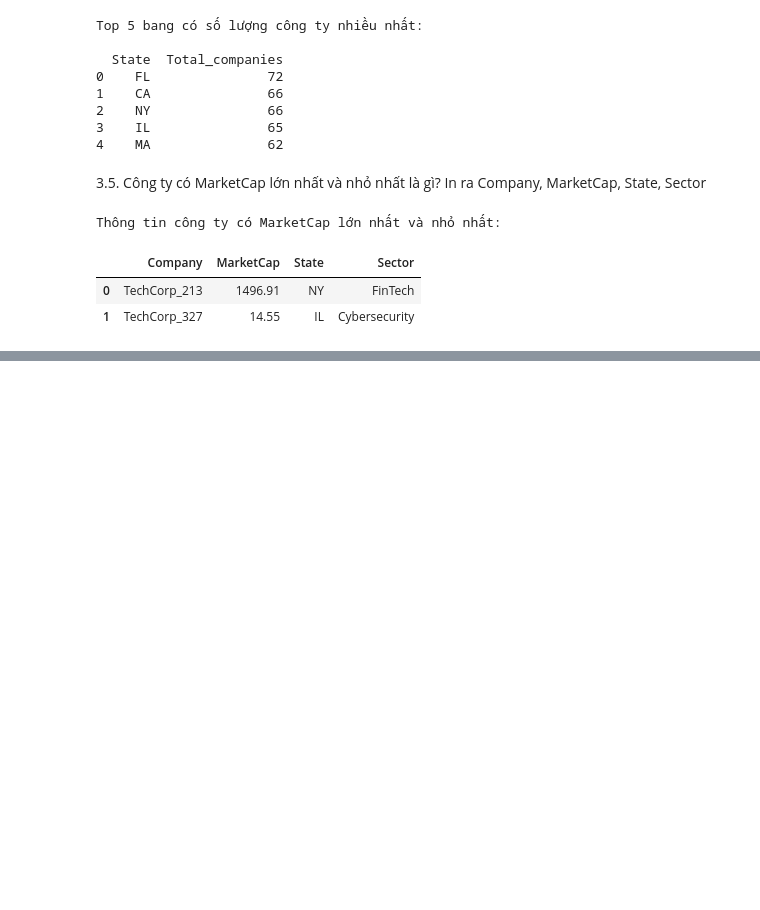
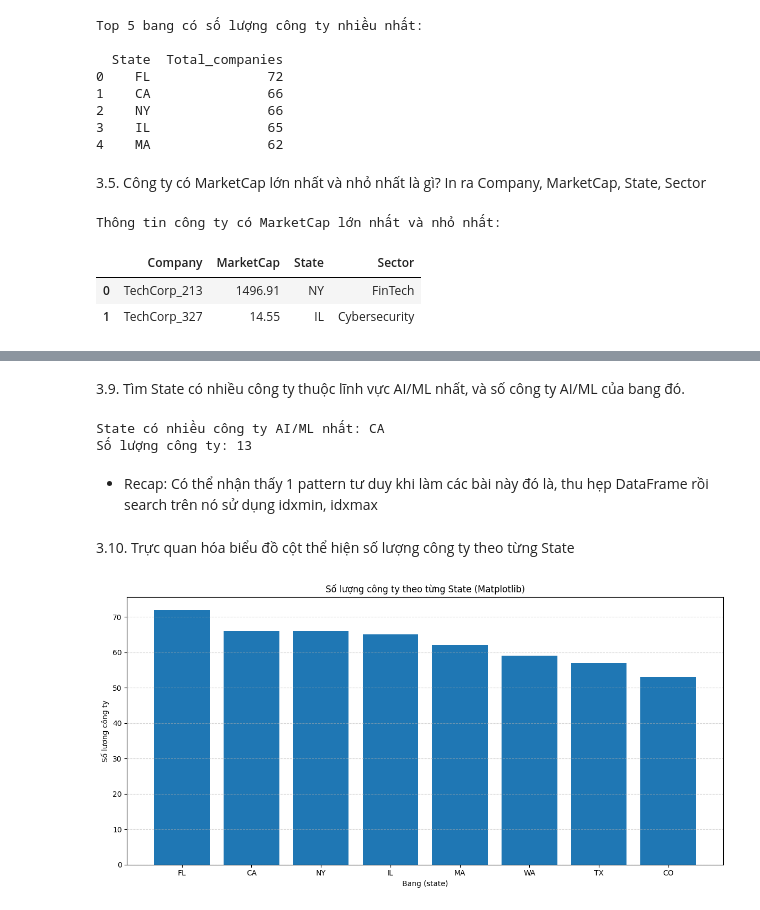
Before and after one commit to ntung-07/LAP-TRINH-PYTHON-NEU, a Jupyter notebook: KTRA_GIUA_KY/KT_De1_2025.ipynb, the cells around one changed output, grey strips where cells are left out. Cells and saved outputs as stored; diff of their text form; code cells hidden in the pictures; blank space fills up the shorter version.

```diff
--- a/KTRA_GIUA_KY/KT_De1_2025.ipynb
+++ b/KTRA_GIUA_KY/KT_De1_2025.ipynb
@@ -261,0 +317,42 @@ Thông tin công ty có MarketCap lớn nhất và nhỏ nhất:
+# %% [markdown]
+3.9. Tìm State có nhiều công ty thuộc lĩnh vực AI/ML nhất, và số công ty AI/ML của bang đó.
+# %%
+AI_ML_df = df[df["Sector"] == "AI/ML"]
+AI_ML_statecount = AI_ML_df.groupby("State").size()
+
+# Search by index
+top_aiml_state = AI_ML_statecount.idxmax()
+comp_count = AI_ML_statecount.max()
+
+print(f"State có nhiều công ty AI/ML nhất: {top_aiml_state}")
+print(f"Số lượng công ty: {comp_count}")
+# %% [output]
+State có nhiều công ty AI/ML nhất: CA
+Số lượng công ty: 13
+# %% [markdown]
+- Recap: Có thể nhận thấy 1 pattern tư duy khi làm các bài này đó là, thu hẹp DataFrame rồi search trên nó sử dụng idxmin, idxmax
+# %% [markdown]
+3.10. Trực quan hóa biểu đồ cột thể hiện số lượng công ty theo từng State
+# %%
+# Thu nhỏ DataFrame
+state_counts = df.groupby("State").size().reset_index(name="Total companies")
+state_counts = state_counts.sort_values(by="Total companies", ascending=False)
+
+# 12 inches in width, 6 inches in height
+plt.figure(figsize=(12, 6))
+
+# matplotlib
+# get data for plt.bar
+states = state_counts["State"]
+counts = state_counts["Total companies"]
+# bar(x, y, other_params)
+plt.bar(states, counts)
+plt.title("Số lượng công ty theo từng State (Matplotlib)")
+plt.xlabel("Bang (state)")
+plt.ylabel("Số lượng công ty")
+plt.xticks(rotation=0) # xlabel rotation
+plt.grid(True, axis="y", linestyle="--", alpha=0.5)
+plt.tight_layout()
+plt.show()
+# %% [output]
+[figure, added]
```
Also changed, not shown: parts of 15 cells of this notebook.
